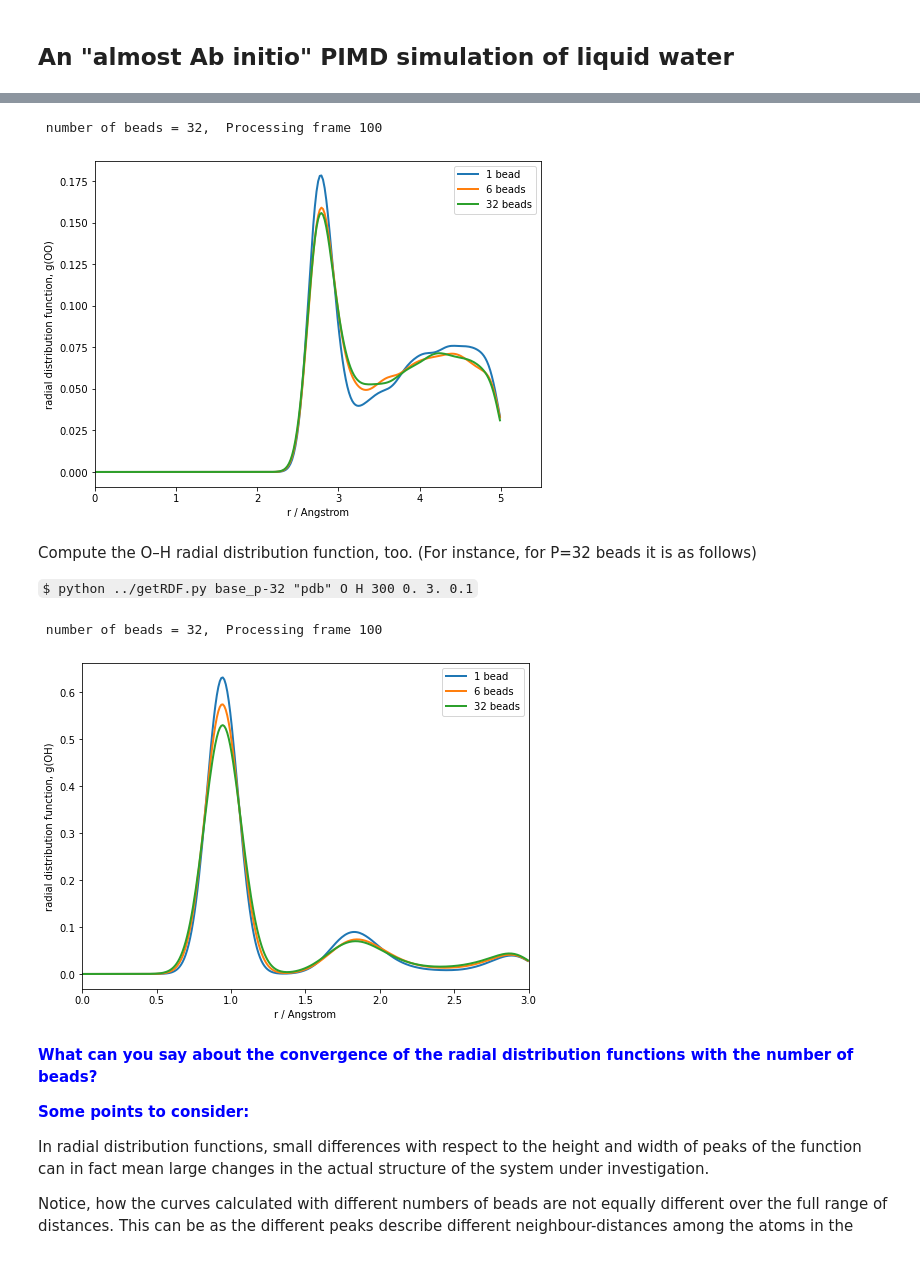
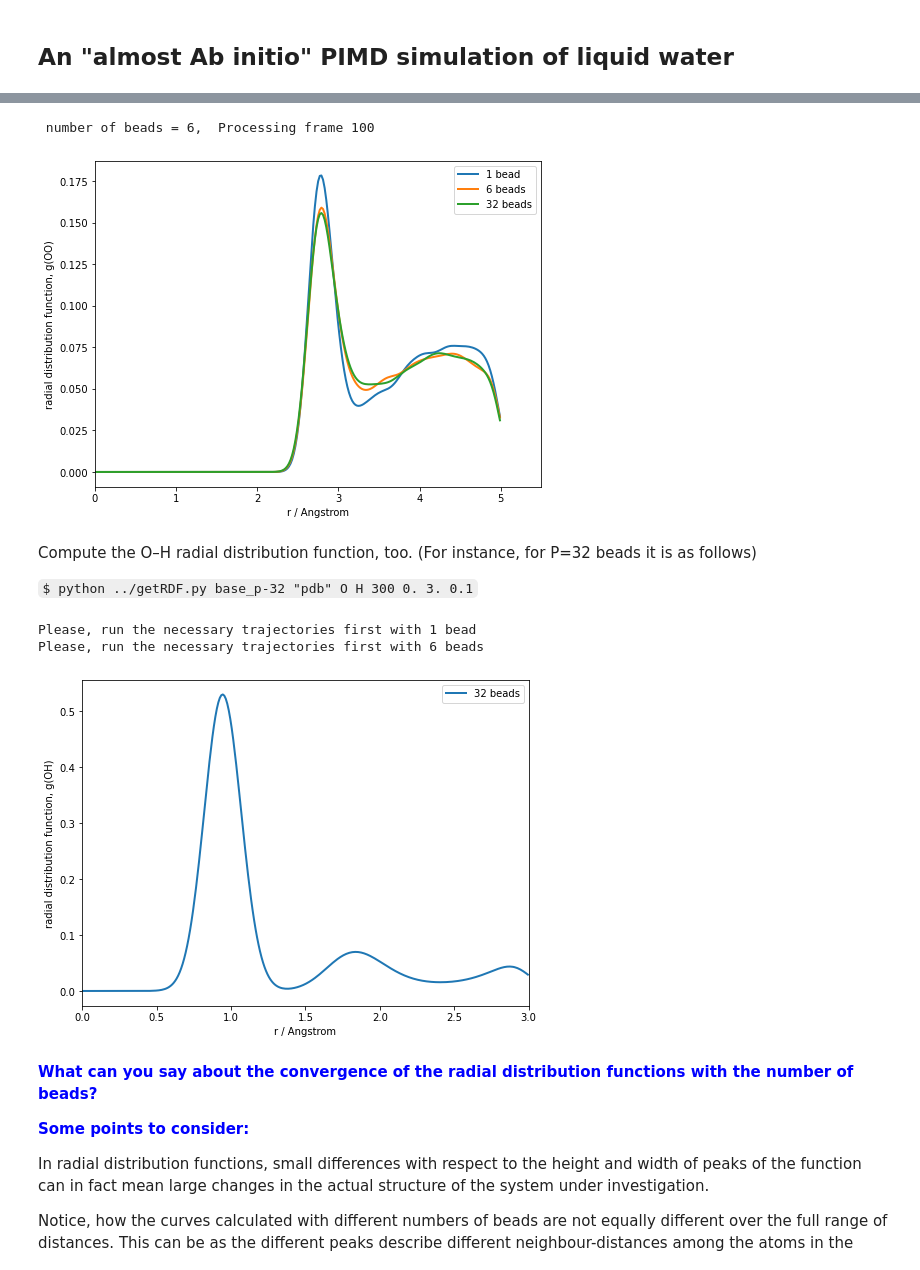
Before and after one commit to i-pi/pimd-mooc, a Jupyter notebook: 2-pimd_basics.ipynb, the cells around one changed output, grey strips where cells are left out. Drawn from its saved outputs; the diff is of its cells as text; code cells hidden in the pictures.

Commit message:
fixing errors in NB 2 and including the getRDF.py routine without its fortran dependence

````diff
--- a/2-pimd_basics.ipynb
+++ b/2-pimd_basics.ipynb
@@ -556,21 +557,27 @@ import os
 # %%
-beads = ['1','6', '32']
+beads = ['1','6']
 nbins = 250
-rdf = np.zeros((len(beads),nbins))
-dist = np.zeros((len(beads),nbins))
-count = 0
+rdf = np.zeros(nbins)
+dist = np.zeros(nbins)
 fig,ax = plt.subplots(figsize = (8,6))
-wp = 5
 
 for i in beads:
+    if not os.path.exists('2-pimd_basics/' + i + 'bead/'):
+        Error = "Please, run the necessary trajectories first with %s"%i+" bead"
+        if int(i)>1: Error += "s"
+        print(Error)
+        continue
     os.chdir('2-pimd_basics/'+i+'bead/')
     RDF('base_p-'+i, "pdb", 'O', 'O', 250, 0., 5., 0.1)
     infile = 'base_p-'+i+'.OO.rdf.dat'
-    rdf[count,:] = np.genfromtxt(infile,usecols = 1)
-    dist[count,:] = np.genfromtxt(infile,usecols = 0)
-    plt.plot(dist[count,:],rdf[count,:],label=str(int(i))+' beads' if int(i)>1 else str(int(i))+' bead', linewidth = 2)
-    count +=1
+    rdf = np.genfromtxt(infile,usecols = 1)
+    dist = np.genfromtxt(infile,usecols = 0)
+    plt.plot(dist, rdf, label=i+' beads' if int(i)>1 else i+' bead', linewidth = 2)
     os.chdir('../')
+
+rdf = np.genfromtxt('2-pimd_basics/32bead/base_p-32.OO.rdf.dat', usecols = 1)
+dist = np.genfromtxt('2-pimd_basics/32bead/base_p-32.OO.rdf.dat', usecols = 0)
+plt.plot(dist,rdf,label='32 beads', linewidth = 2)
 
 # Plotting the kinetic and potential energies and the corresponding errors as a function of the number of beads
 plt.xlabel('r / Angstrom')
@@ -579,39 +586,47 @@ ax.set_xlim([0.,5.5])
 plt.legend(loc = 1)
 plt.show()
 # %% [output]
- number of beads = 32,  Processing frame 100
+ number of beads = 6,  Processing frame 100
 [figure]
 # %% [markdown]
 Compute the O–H radial distribution function, too. (For instance, for P=32 beads it is as follows)
 
 ```$ python ../getRDF.py base_p-32 "pdb" O H 300 0. 3. 0.1```
 # %%
-beads = ['1','6', '32']
+beads = ['1','6']
 nbins = 300
-rdf = np.zeros((len(beads),nbins))
-dist = np.zeros((len(beads),nbins))
-count = 0
+rdf = np.zeros(nbins)
+dist = np.zeros(nbins)
 fig,ax = plt.subplots(figsize=(8,6))
 
 for i in beads:
+    if not os.path.exists('2-pimd_basics/' + i + 'bead/'):
+        Error = "Please, run the necessary trajectories first with %s"%i+" bead"
+        if int(i)>1: Error += "s"
+        print(Error)
+        continue
     os.chdir('2-pimd_basics/'+i+'bead/')
     RDF('base_p-'+i, "pdb", 'O', 'H', 300, 0., 3., 0.1)
     infile = 'base_p-'+i+'.OH.rdf.dat'
-    rdf[count,:] = np.genfromtxt(infile,usecols = 1)
-    dist[count,:] = np.genfromtxt(infile,usecols = 0)
-    plt.plot(dist[count,:],rdf[count,:],label=str(int(i))+' beads' if int(i)>1 else str(int(i))+' bead', linewidth = 2)
-    count +=1
+    rdf = np.genfromtxt(infile,usecols = 1)
+    dist = np.genfromtxt(infile,usecols = 0)
+    plt.plot(dist,rdf,label=i + ' beads' if int(i)>1 else i +' bead', linewidth = 2)
     os.chdir('../')
+
+rdf = np.genfromtxt('2-pimd_basics/32bead/base_p-32.OH.rdf.dat', usecols = 1)
+dist = np.genfromtxt('2-pimd_basics/32bead/base_p-32.OH.rdf.dat', usecols = 0)
+plt.plot(dist,rdf,label='32 beads', linewidth = 2)
 
 # Plotting the kinetic and potential energies and the corresponding errors as a function of the number of beads
 plt.xlabel('r / Angstrom')
 plt.ylabel('radial distribution function, g(OH)')
 ax.set_xlim([0.,3.])
 plt.legend(loc = 1)
 plt.show()
 # %% [output]
- number of beads = 32,  Processing frame 100
+Please, run the necessary trajectories first with 1 bead
+Please, run the necessary trajectories first with 6 beads
-[figure, old version]
+[figure, new version]
 # %% [markdown]
 <span style="color:blue; font-weight:700">  What can you say about the convergence of the radial distribution functions with the number of beads? </span>
 
````
Also changed, not shown: parts of 2 cells of this notebook, 1 other file.
